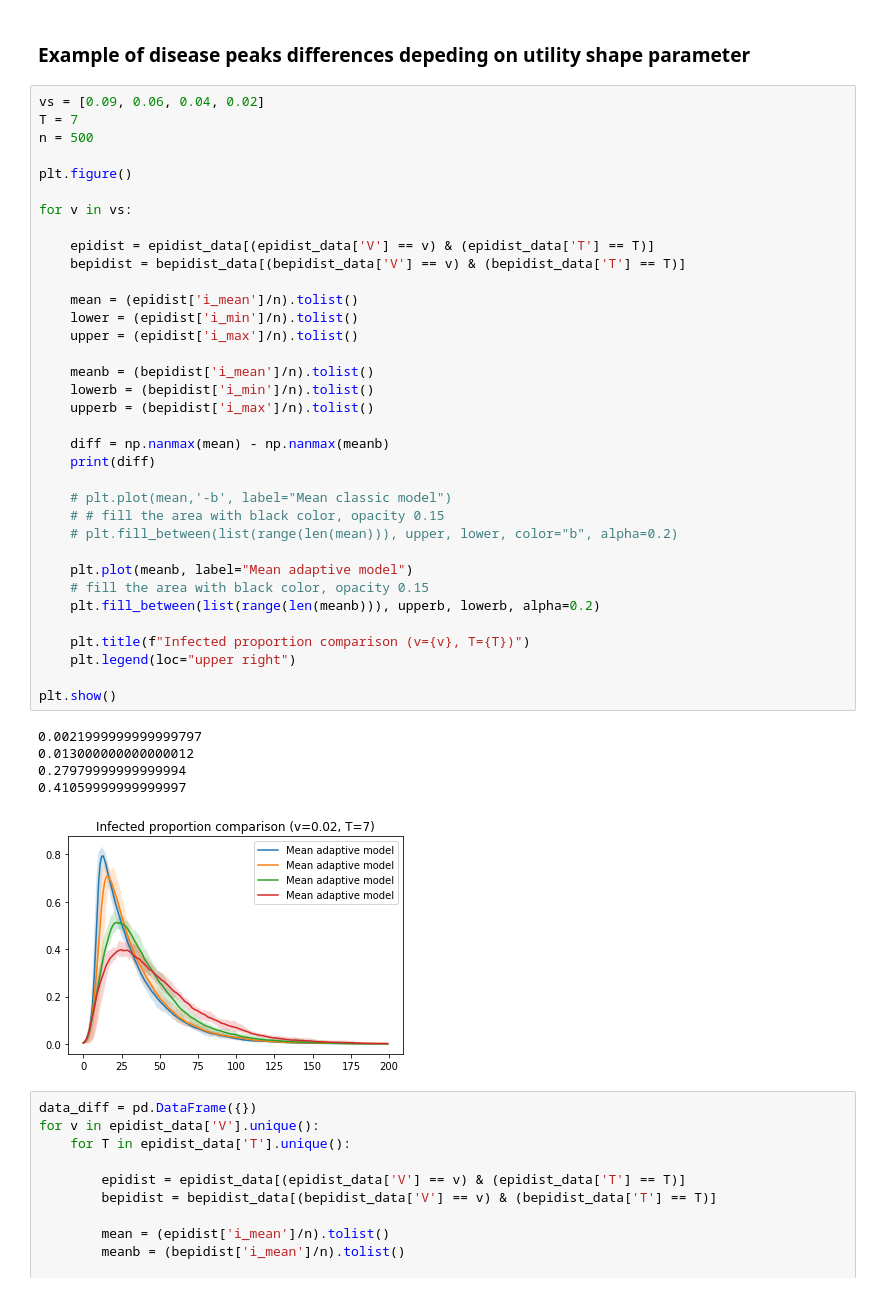
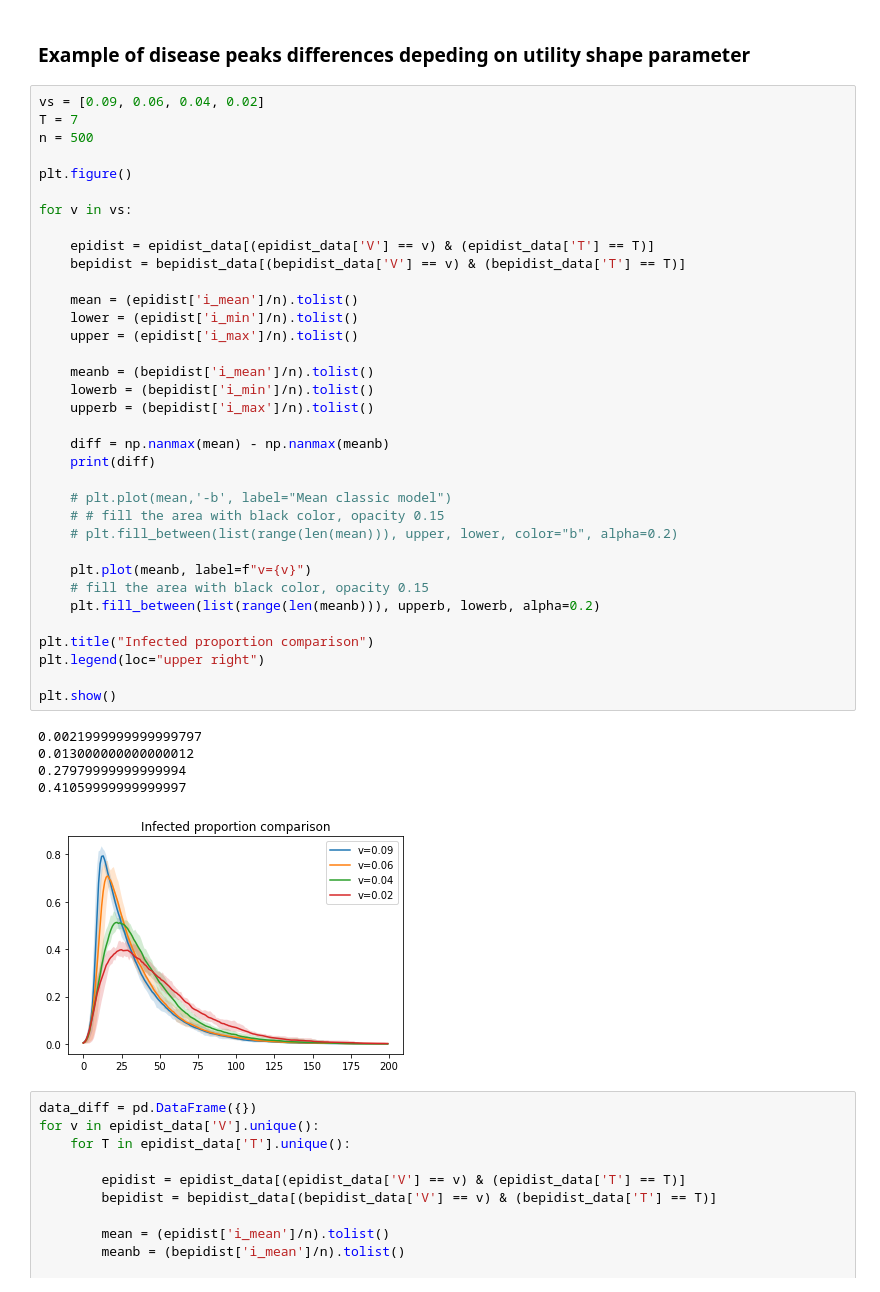
Before and after one commit to JimmyCalvoMonge/AdaptiveNetworks, a Jupyter notebook: network_experiments.ipynb, the cells around one changed output. Cells and saved outputs as stored; diff of their text form.

```diff
--- a/network_experiments.ipynb
+++ b/network_experiments.ipynb
@@ -28,37 +28,37 @@ plt.figure()
 for v in vs:
 
     epidist = epidist_data[(epidist_data['V'] == v) & (epidist_data['T'] == T)]
     bepidist = bepidist_data[(bepidist_data['V'] == v) & (bepidist_data['T'] == T)]
 
     mean = (epidist['i_mean']/n).tolist()
     lower = (epidist['i_min']/n).tolist()
     upper = (epidist['i_max']/n).tolist()
 
     meanb = (bepidist['i_mean']/n).tolist()
     lowerb = (bepidist['i_min']/n).tolist()
     upperb = (bepidist['i_max']/n).tolist()
 
     diff = np.nanmax(mean) - np.nanmax(meanb)
     print(diff)
 
     # plt.plot(mean,'-b', label="Mean classic model")
     # # fill the area with black color, opacity 0.15
     # plt.fill_between(list(range(len(mean))), upper, lower, color="b", alpha=0.2)
 
-    plt.plot(meanb, label="Mean adaptive model")
+    plt.plot(meanb, label=f"v={v}")
     # fill the area with black color, opacity 0.15
     plt.fill_between(list(range(len(meanb))), upperb, lowerb, alpha=0.2)
 
-    plt.title(f"Infected proportion comparison (v={v}, T={T})")
-    plt.legend(loc="upper right")
+plt.title("Infected proportion comparison")
+plt.legend(loc="upper right")
 
 plt.show()
 # %% [output]
 0.0021999999999999797
 0.013000000000000012
 0.27979999999999994
 0.41059999999999997
-[figure, old version]
+[figure, new version]
 # %%
 data_diff = pd.DataFrame({})
 for v in epidist_data['V'].unique():
```
Also changed, not shown: parts of 23 cells of this notebook, 4 other files.
